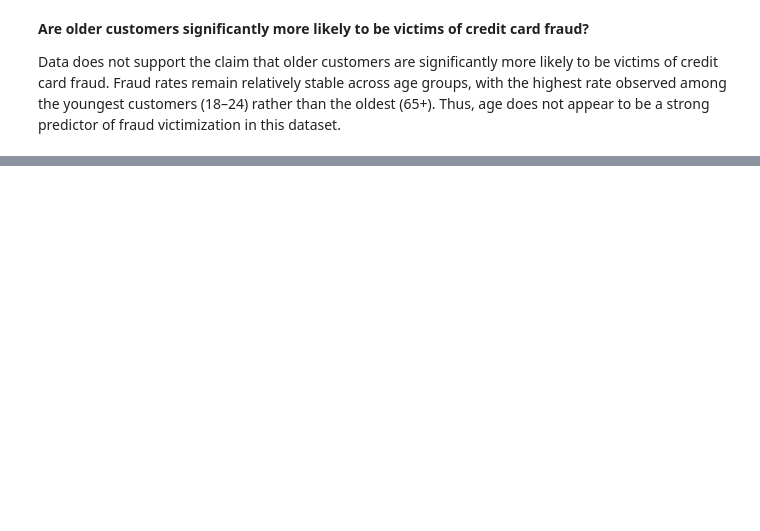
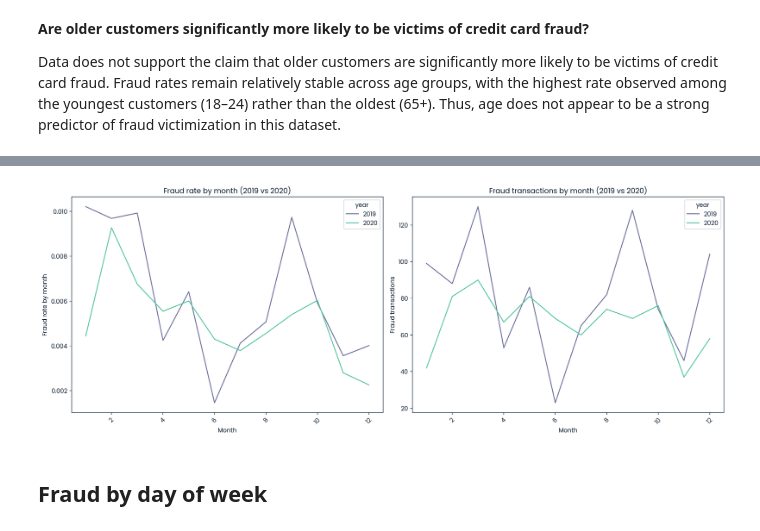
Before and after one commit to KaterynaGur/credit_card_fraud, a Jupyter notebook: notebook.ipynb, the cells around one changed output, grey strips where cells are left out. Cells and saved outputs as stored; diff of their text form; code cells hidden in the pictures; blank space fills up the shorter version.

```diff
--- a/notebook.ipynb
+++ b/notebook.ipynb
@@ -422,0 +517,47 @@ Thus, age does not appear to be a strong predictor of fraud victimization in thi
+# %%
+# Создаем фигуру с 1 строкой и 2 колонками
+fig, axes = plt.subplots(1, 2, figsize=(16, 6))  # 16 ширина, 6 высота
+
+# -------------------------------
+# График 1: Fraud rate by month
+sns.lineplot(
+    data=fraud_by_month,
+    x='month',
+    y='fraud_rate_by_month',
+    hue='year',
+    palette={
+        2019: '#6C6F99',  # violet
+        2020: '#55C59E'   # green
+    },
+    ax=axes[0]  # первый subplot
+)
+axes[0].set_title("Fraud rate by month (2019 vs 2020)")
+axes[0].set_xlabel("Month")
+axes[0].set_ylabel("Fraud rate by month")
+axes[0].tick_params(axis='x', rotation=45)  # если нужно повернуть подписи
+
+# -------------------------------
+# График 2: Fraud transactions by day of week
+sns.lineplot(
+    data=fraud_by_month,
+    x='month',
+    y='fraud_transactions',
+    hue='year',
+    palette={
+        2019: '#6C6F99',  # violet
+        2020: '#55C59E'   # green
+    },
+    ax=axes[1]  # второй subplot
+)
+axes[1].set_title("Fraud transactions by month (2019 vs 2020)")
+axes[1].set_xlabel("Month")
+axes[1].set_ylabel("Fraud transactions")
+axes[1].tick_params(axis='x', rotation=45)  # если подписи длинные
+
+# -------------------------------
+plt.tight_layout()  # чтобы графики не наслаивались
+plt.show()
+# %% [output]
+[figure, added]
+# %% [markdown]
+## Fraud by day of week
```
Also changed, not shown: parts of 18 cells of this notebook, 1 other file.
